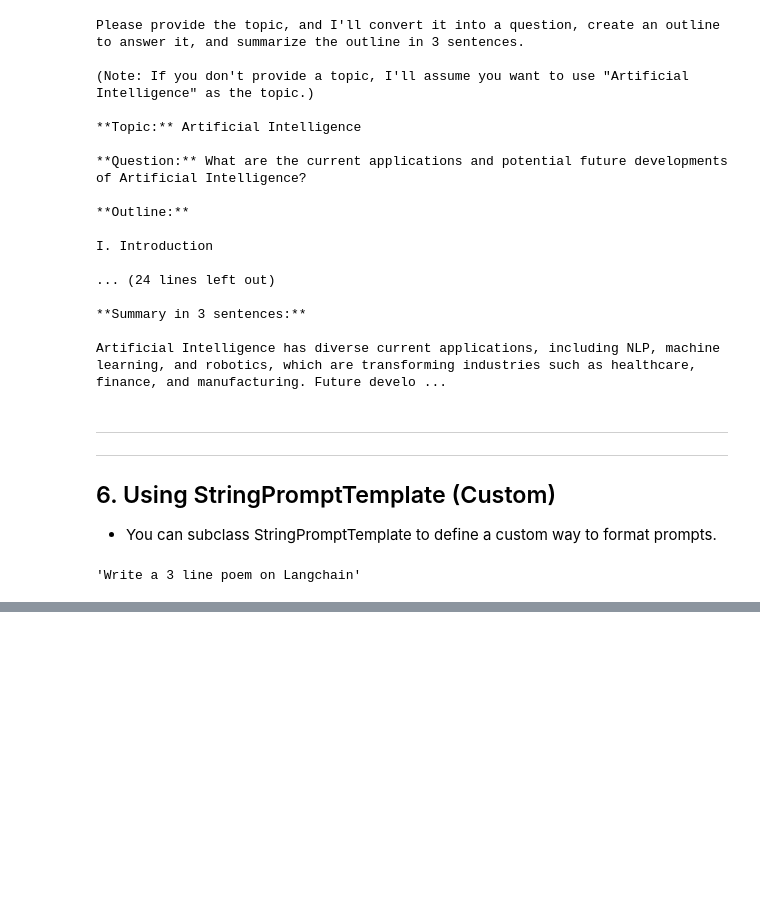
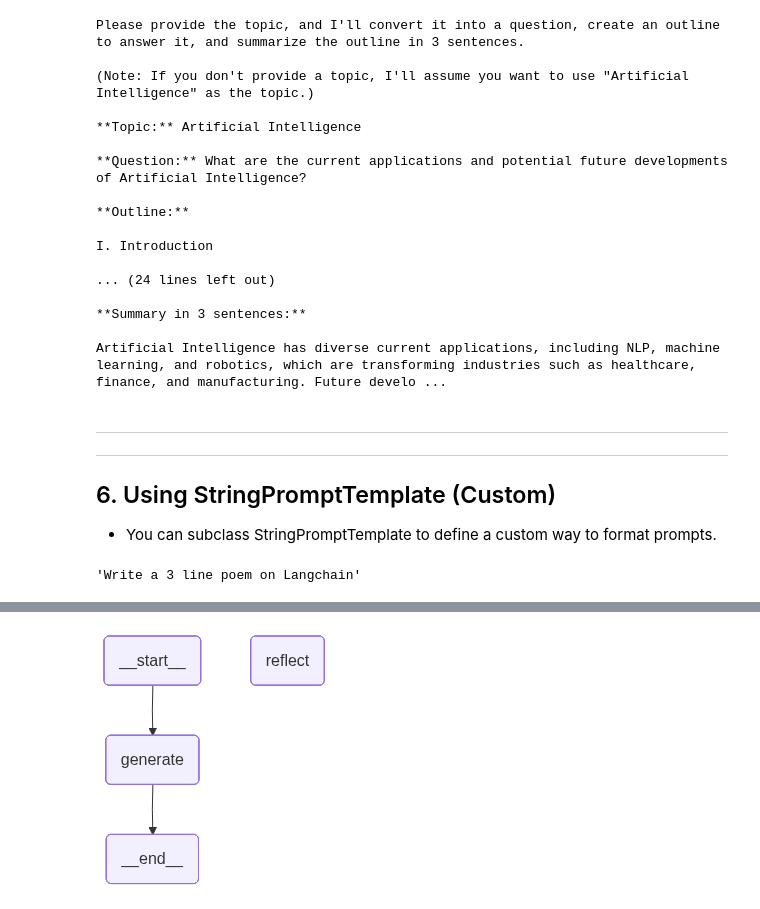
Before and after one commit to emmanuelbakare/langgraph01, a Jupyter notebook: 00.Prompts/notebook/Langchain_Prompt.ipynb, the cells around one changed output, grey strips where cells are left out. Cells and saved outputs as stored; diff of their text form; code cells hidden in the pictures; blank space fills up the shorter version.

```diff
--- a/00.Prompts/notebook/Langchain_Prompt.ipynb
+++ b/00.Prompts/notebook/Langchain_Prompt.ipynb
@@ -284,0 +528,4 @@ new_prompt
+# %%
+app
+# %% [output]
+[figure, added]
```
Also changed, not shown: parts of 19 cells of this notebook, 30 other files.
